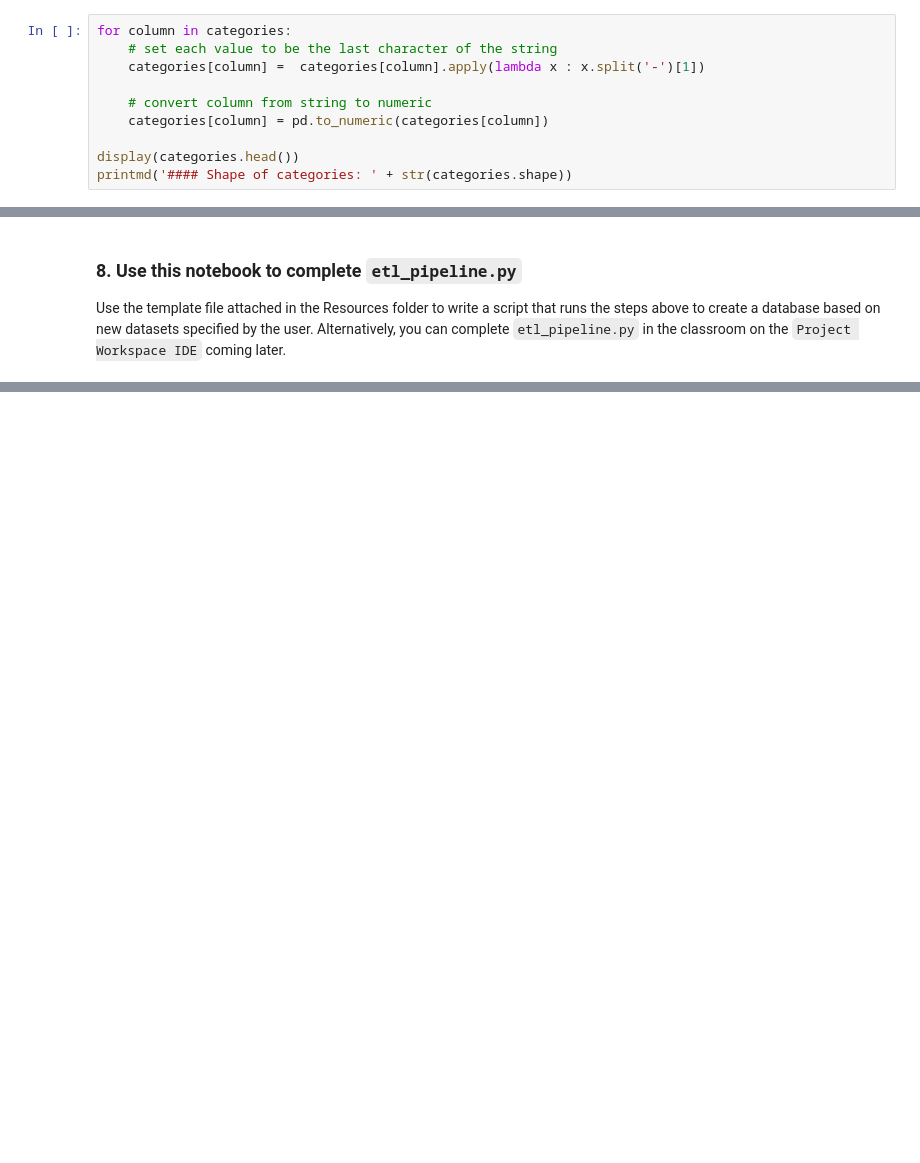
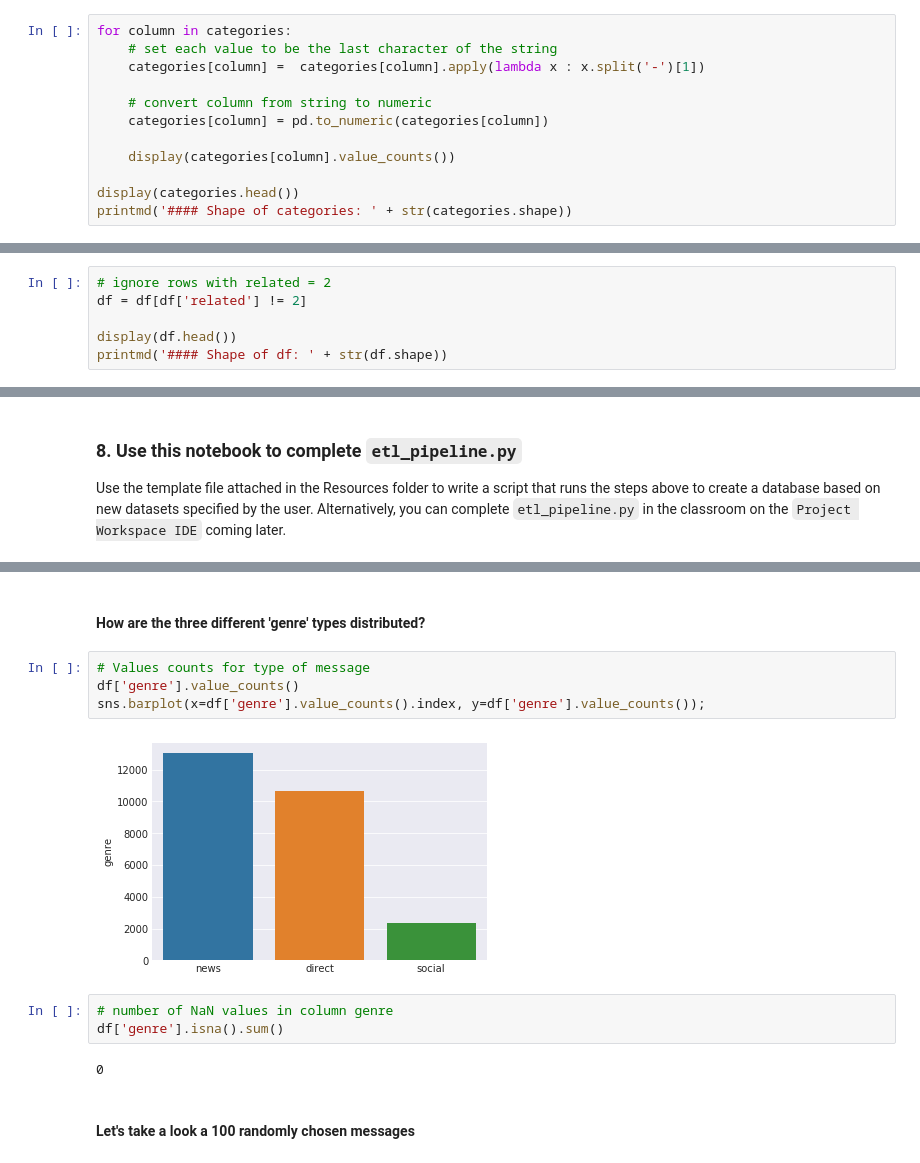
Before and after one commit to ddhartma/Disaster-Response-Pipeline-Project, a Jupyter notebook: ETL/ETL Pipeline Preparation.ipynb, the cells around one changed output, grey strips where cells are left out. Drawn from its saved outputs; the diff is of its cells as text; blank space fills up the shorter version.

```diff
--- a/ETL/ETL Pipeline Preparation.ipynb
+++ b/ETL/ETL Pipeline Preparation.ipynb
@@ -126,6 +126,8 @@ for column in categories:
     # convert column from string to numeric
     categories[column] = pd.to_numeric(categories[column])
 
+    display(categories[column].value_counts())
+
 display(categories.head())
 printmd('#### Shape of categories: ' + str(categories.shape))
 # %% [output]
@@ -193,0 +272,6 @@ len(df)-len(df.drop_duplicates())
+# %%
+# ignore rows with related = 2
+df = df[df['related'] != 2]
+
+display(df.head())
+printmd('#### Shape of df: ' + str(df.shape))
@@ -215,0 +334,15 @@ Use the template file attached in the Resources folder to write a script that ru
+# %% [markdown]
+#### How are the three different 'genre' types distributed?
+# %%
+# Values counts for type of message
+df['genre'].value_counts()
+sns.barplot(x=df['genre'].value_counts().index, y=df['genre'].value_counts());
+# %% [output]
+[figure, added]
+# %%
+# number of NaN values in column genre
+df['genre'].isna().sum()
+# %% [output]
+0
+# %% [markdown]
+#### Let's take a look a 100 randomly chosen messages
```
Also changed, not shown: parts of 16 cells of this notebook.
